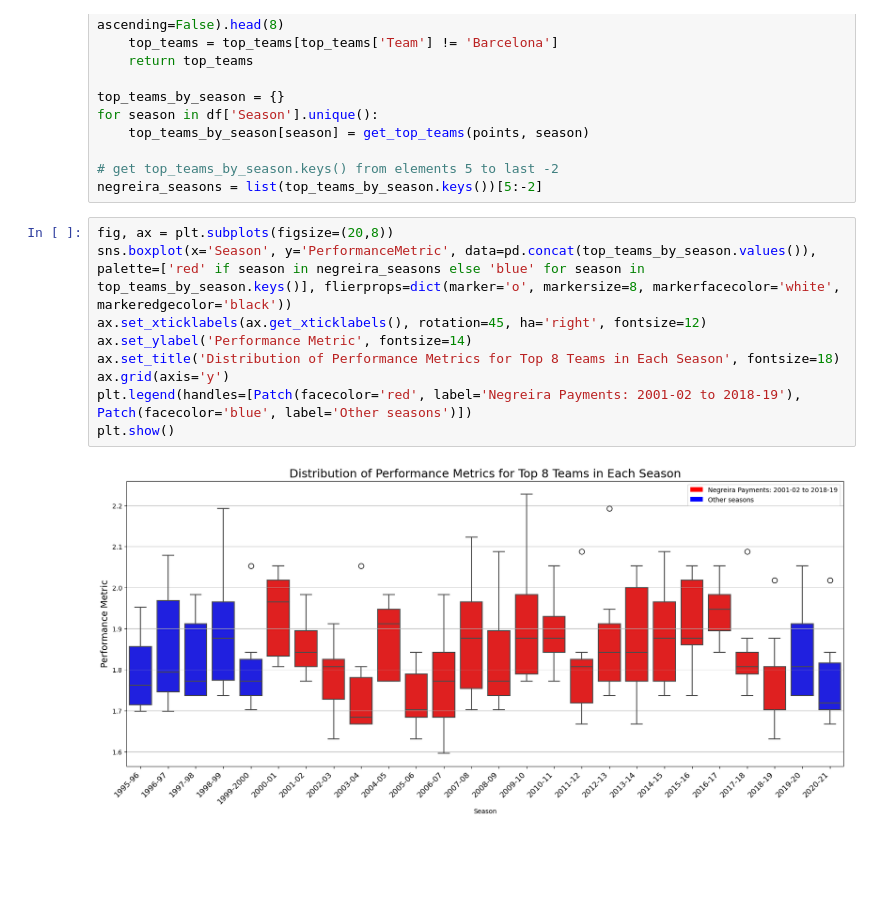
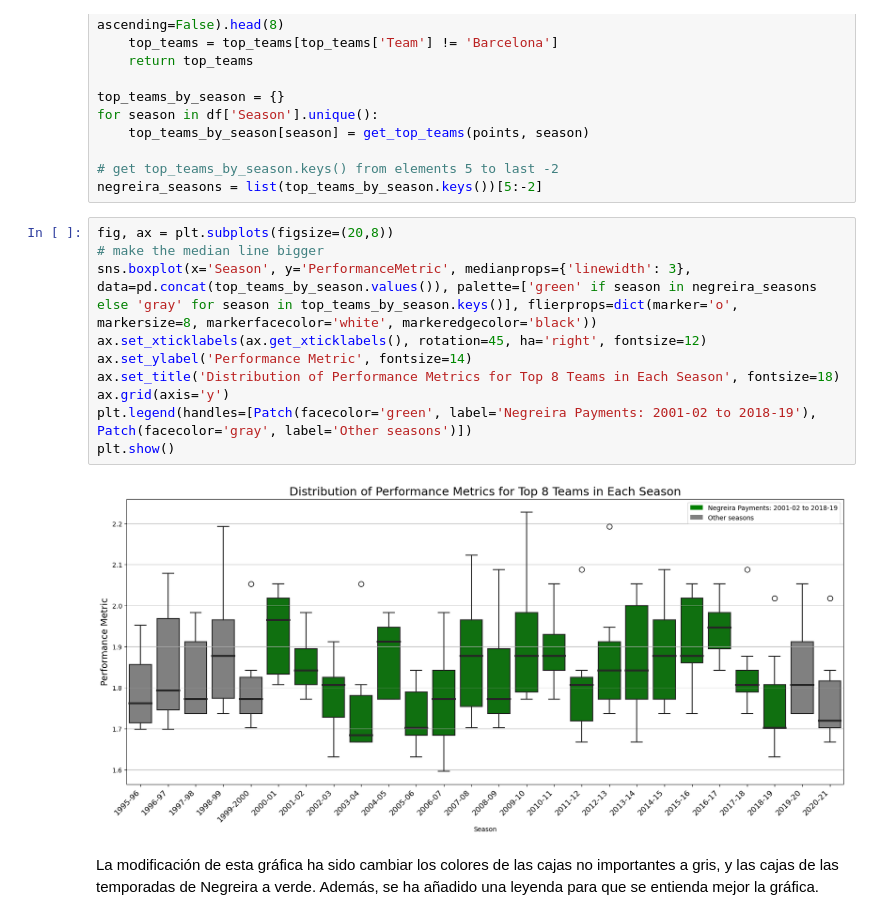
Before and after one commit to joszamama/data-visualization, a Jupyter notebook: laliga/laliga.ipynb, the cells around one changed output. Cells and saved outputs as stored; diff of their text form; blank space fills up the shorter version.

```diff
--- a/laliga/laliga.ipynb
+++ b/laliga/laliga.ipynb
@@ -169,12 +175,15 @@ for season in df['Season'].unique():
 negreira_seasons = list(top_teams_by_season.keys())[5:-2]
 # %%
 fig, ax = plt.subplots(figsize=(20,8))
-sns.boxplot(x='Season', y='PerformanceMetric', data=pd.concat(top_teams_by_season.values()), palette=['red' if season in negreira_seasons else 'blue' for season in top_teams_by_season.keys()], flierprops=dict(marker='o', markersize=8, markerfacecolor='white', markeredgecolor='black'))
+# make the median line bigger
+sns.boxplot(x='Season', y='PerformanceMetric', medianprops={'linewidth': 3},  data=pd.concat(top_teams_by_season.values()), palette=['green' if season in negreira_seasons else 'gray' for season in top_teams_by_season.keys()], flierprops=dict(marker='o', markersize=8, markerfacecolor='white', markeredgecolor='black'))
 ax.set_xticklabels(ax.get_xticklabels(), rotation=45, ha='right', fontsize=12)
 ax.set_ylabel('Performance Metric', fontsize=14)
 ax.set_title('Distribution of Performance Metrics for Top 8 Teams in Each Season', fontsize=18)
 ax.grid(axis='y')
-plt.legend(handles=[Patch(facecolor='red', label='Negreira Payments: 2001-02 to 2018-19'), Patch(facecolor='blue', label='Other seasons')])
+plt.legend(handles=[Patch(facecolor='green', label='Negreira Payments: 2001-02 to 2018-19'), Patch(facecolor='gray', label='Other seasons')])
 plt.show()
 # %% [output]
-[figure, old version]
+[figure, new version]
+# %% [markdown]
+La modificación de esta gráfica ha sido cambiar los colores de las cajas no importantes a gris, y las cajas de las temporadas de Negreira a verde. Además, se ha añadido una leyenda para que se entienda mejor la gráfica.
```
Also changed, not shown: parts of 4 cells of this notebook.
